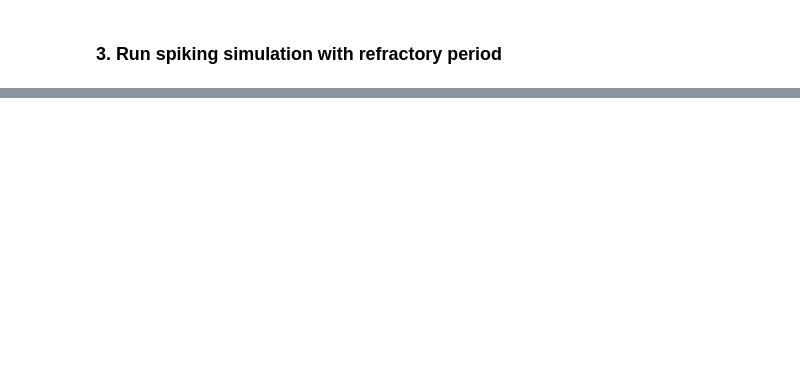
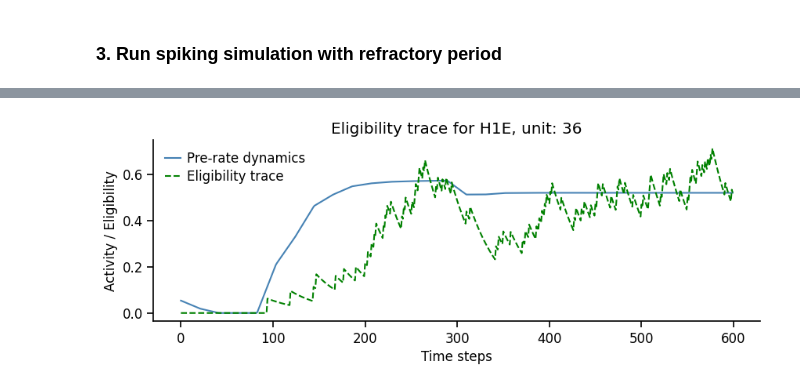
Before and after one commit to Milstein-Lab/EIANN, a Jupyter notebook: docs/Galloni_etal_2025/spiking_example.ipynb, the cells around one changed output, grey strips where cells are left out. Drawn from its saved outputs; the diff is of its cells as text; code cells hidden in the pictures; blank space fills up the shorter version.

```diff
--- a/docs/Galloni_etal_2025/spiking_example.ipynb
+++ b/docs/Galloni_etal_2025/spiking_example.ipynb
@@ -409,0 +467,12 @@ plt.show()
+# %%
+pre_unit_idx = 36
+rate_dynamics = torch.tensor(scipy.ndimage.zoom(complete_activity_dynamics['H1E'][:, pre_unit_idx], time_coefficient, order=1))
+plt.plot(rate_dynamics, label='Pre-rate dynamics', color='steelblue')
+plt.plot(eligibility_traces['H1E'][:, pre_unit_idx], label='Eligibility trace', color='green', linestyle='--')
+plt.title(f"Eligibility trace for H1E, unit: {pre_unit_idx}")
+plt.xlabel('Time steps')
+plt.ylabel('Activity / Eligibility')
+plt.legend()
+plt.show()
+# %% [output]
+[figure, added]
```
Also changed, not shown: parts of 9 cells of this notebook.
